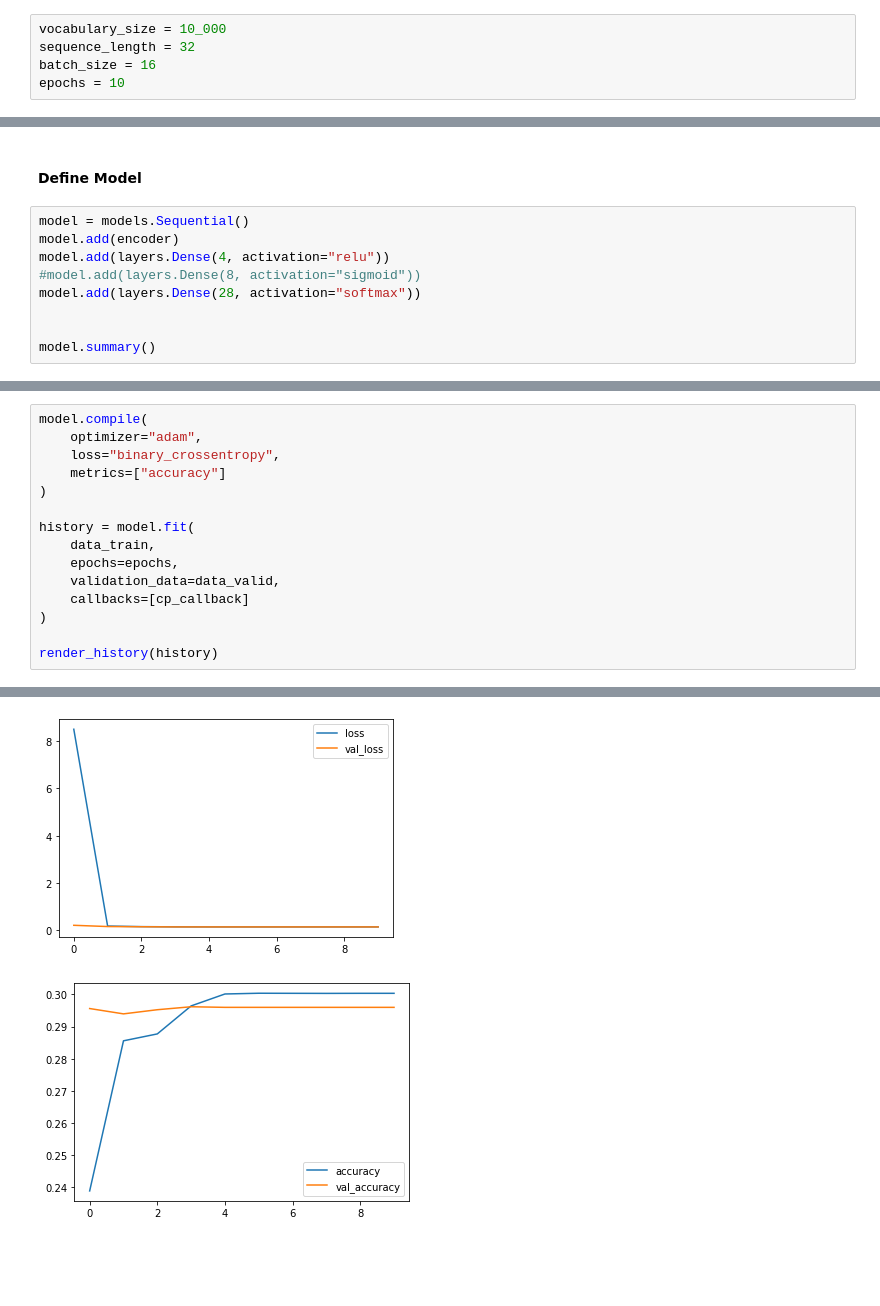
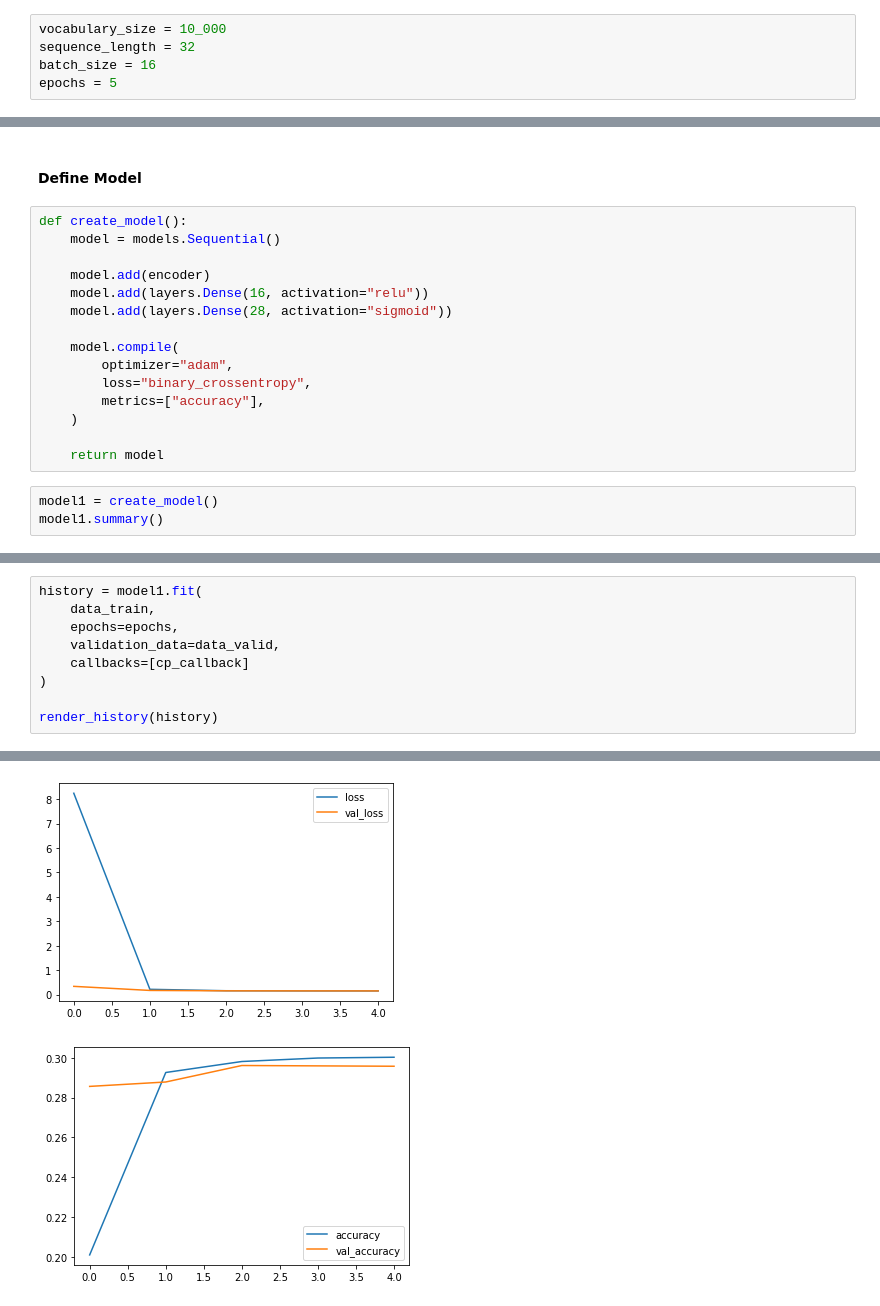
Before and after one commit to SimonAlexanderMarkus/DSR_Batch30, a Jupyter notebook: notebooks/Tensorflow/tf_load_and _save_tfmodels.ipynb, the cells around one changed output, grey strips where cells are left out. Drawn from its saved outputs; the diff is of its cells as text; blank space fills up the shorter version.

Commit message:
Finished 'Load and Save Tensorflow Models'.

```diff
--- a/notebooks/Tensorflow/tf_load_and _save_tfmodels.ipynb
+++ b/notebooks/Tensorflow/tf_load_and _save_tfmodels.ipynb
@@ -162,7 +129,7 @@ cp_callback = tf.keras.callbacks.ModelCheckpoint(
 vocabulary_size = 10_000
 sequence_length = 32
 batch_size = 16
-epochs = 10
+epochs = 5
 # %% [markdown]
 #### Define Encoder
 # %%
@@ -216,12 +167,21 @@ tf.Tensor(
 # %% [markdown]
 #### Define Model
+# %%
+def create_model():
+    model = models.Sequential()
+
+    model.add(encoder)
+    model.add(layers.Dense(16, activation="relu"))
+    model.add(layers.Dense(28, activation="sigmoid"))
+
+    model.compile(
+        optimizer="adam",
+        loss="binary_crossentropy",
+        metrics=["accuracy"],
+    )
+
+    return model
 # %%
-model = models.Sequential()
-model.add(encoder)
-model.add(layers.Dense(4, activation="relu"))
-#model.add(layers.Dense(8, activation="sigmoid"))
-model.add(layers.Dense(28, activation="softmax"))
-
-
-model.summary()
+model1 = create_model()
+model1.summary()
 # %% [output]
@@ -244,11 +206,5 @@ _________________________________________________________________
 # %%
-model.compile(
-    optimizer="adam",
-    loss="binary_crossentropy",
-    metrics=["accuracy"]
-)
-
-history = model.fit(
+history = model1.fit(
     data_train,
     epochs=epochs,
     validation_data=data_valid,
@@ -277,2 +231,2 @@ Epoch 10: saving model to models/cp.cktp
-[figure, old version]
+[figure, new version]
-[figure, old version]
+[figure, new version]
```
Also changed, not shown: parts of 46 cells of this notebook, 30 other files.
